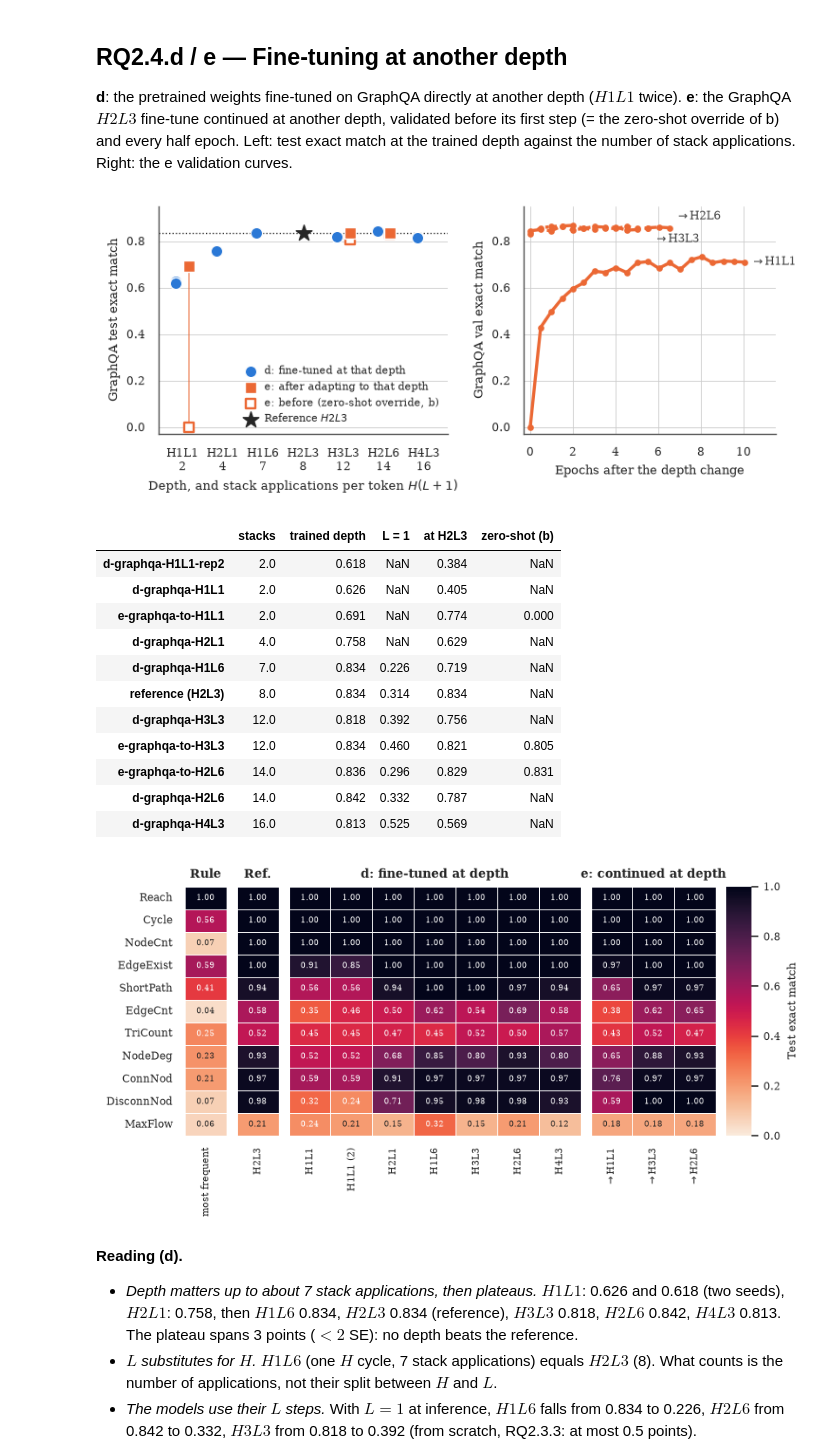
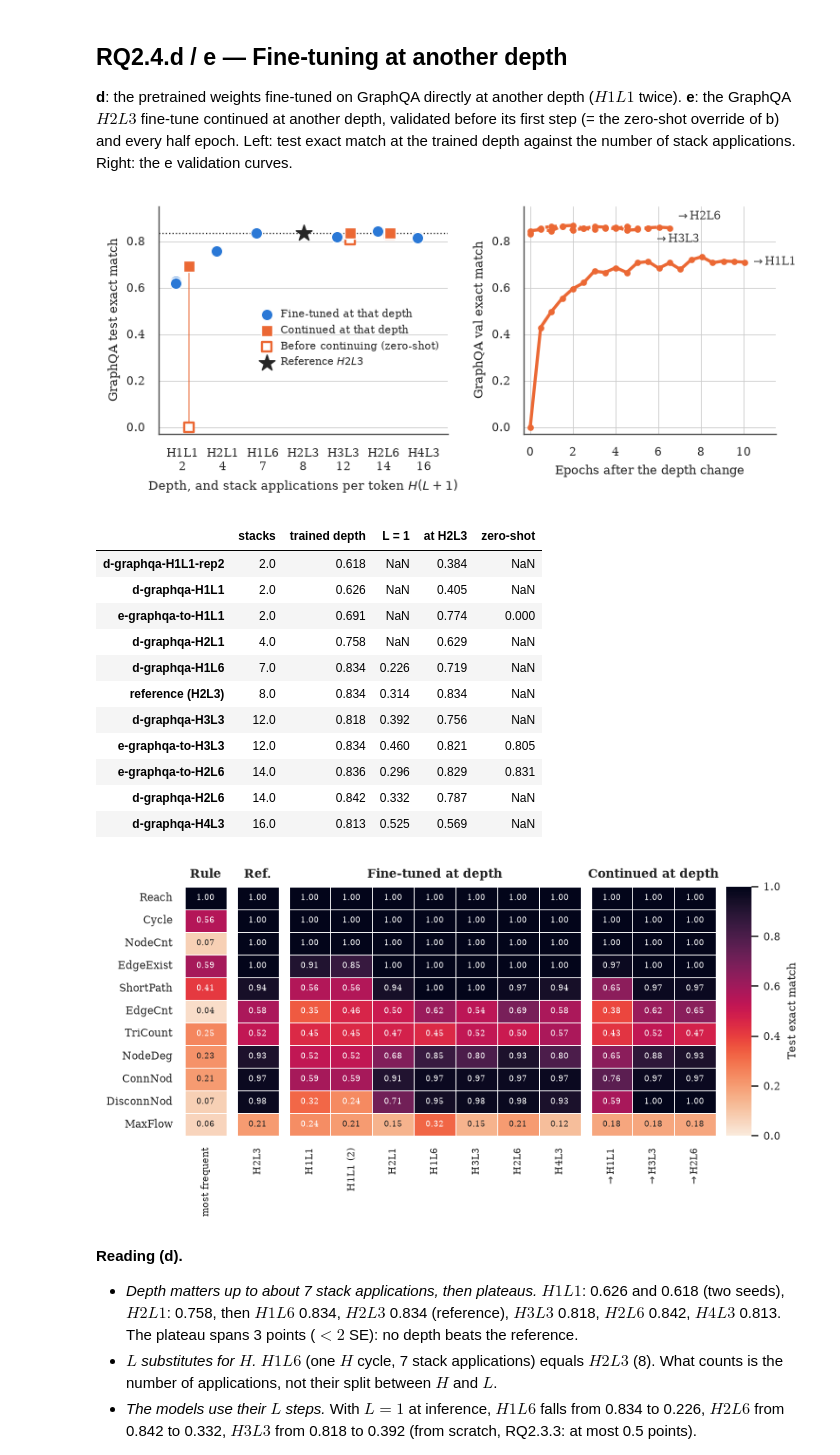
Before and after one commit to MariusAAROS/HRM-Text-for-Graphs, a Jupyter notebook: report/paper_results.ipynb, the cells around one changed output. Drawn from its saved outputs; the diff is of its cells as text; code cells hidden in the pictures.

Commit message:
better legends

```diff
--- a/report/paper_results.ipynb
+++ b/report/paper_results.ipynb
@@ -2797,15 +2801,15 @@ def plot_finetune_depth(fname="pretrained_finetune_depth"):
     slot = {c: i for i, c in enumerate(depths["cell"])}
     dodge = 0.16
     ax.scatter(d_pts["cell"].map(slot) - dodge, d_pts["exact_match"], s=55, color=D_COLOR, edgecolors="white",
-               zorder=4, label="d: fine-tuned at that depth")
+               zorder=4, label="Fine-tuned at that depth")
     for _, row in e_pts.iterrows():
         x, zero = slot[row["cell"]] + dodge, b_graphqa.loc[row["cell"], "exact_match"]
         ax.plot([x, x], [zero, row["exact_match"]], color=E_COLOR, lw=1.2, alpha=0.5, zorder=2)
         ax.scatter(x, zero, s=40, marker="s", facecolors="white", edgecolors=E_COLOR, linewidths=1.4, zorder=3)
     ax.scatter(e_pts["cell"].map(slot) + dodge, e_pts["exact_match"], s=45, marker="s", color=E_COLOR,
-               edgecolors="white", zorder=4, label="e: after adapting to that depth")
+               edgecolors="white", zorder=4, label="Continued at that depth")
     ax.scatter([], [], s=40, marker="s", facecolors="white", edgecolors=E_COLOR, linewidths=1.4,
-               label="e: before (zero-shot override, b)")
+               label="Before continuing (zero-shot)")
     ax.scatter(slot["H2L3"], pr_ref["exact_match"], s=110, marker="*", color="0.15", zorder=5,
                label="Reference $H2L3$")
     ax.axhline(pr_ref["exact_match"], color="0.15", lw=0.8, ls=":", zorder=1)
@@ -2816,7 +2820,7 @@ def plot_finetune_depth(fname="pretrained_finetune_depth"):
     ax.set_xlabel("Depth, and stack applications per token $H(L+1)$", fontsize=8)
     ax.set_ylabel("GraphQA test exact match", fontsize=8)
     ax.tick_params(labelsize=7)
-    ax.legend(fontsize=6.5, loc="lower right", handletextpad=0.3)
+    ax.legend(fontsize=6.5, loc="center right", bbox_to_anchor=(1, 0.42), handletextpad=0.3)
 
     ax = axes[1]
     styles = {"H1L1": "-", "H2L6": "--", "H3L3": ":"}
@@ -2830,37 +2834,37 @@ def plot_finetune_depth(fname="pretrained_finetune_depth"):
                     textcoords="offset points", va="center", fontsize=7, color="0.25")
     ax.set_xlabel("Epochs after the depth change", fontsize=8)
     ax.set_ylabel("GraphQA val exact match", fontsize=8)
     ax.set_ylim(-0.03, 0.95)
     ax.set_xlim(-0.3, 11.5)
     ax.tick_params(labelsize=7)
     for a in axes:
         sns.despine(ax=a)
     save_fig(fig, fname)
     plt.show()
 
 
 plot_finetune_depth()
 
 # Test exact match per fine-tune: at its trained depth, with L = 1 at inference, and at H2L3.
 def at(sub, cell):
     hit = sub[sub["cell"] == cell]["exact_match"]
     return hit.iloc[0] if len(hit) else np.nan
 
 
 rows = {}
 for source, sub in pr_eval[pr_eval["exp"].isin(["d-test", "e-test"])].groupby("source"):
     H, L = sub["trained_H"].iloc[0], sub["trained_L"].iloc[0]
     rows[source] = {"stacks": H * (L + 1), "trained depth": at(sub, f"H{H}L{L}"),
                     "L = 1": at(sub, f"H{H}L1") if L > 1 else np.nan, "at H2L3": at(sub, "H2L3"),
-                    "zero-shot (b)": b_graphqa["exact_match"].get(f"H{H}L{L}") if source.startswith("e-") else np.nan}
+                    "zero-shot": b_graphqa["exact_match"].get(f"H{H}L{L}") if source.startswith("e-") else np.nan}
 rows["reference (H2L3)"] = {"stacks": 8, "trained depth": pr_ref["exact_match"],
                             "L = 1": b_graphqa.loc["H2L1", "exact_match"], "at H2L3": pr_ref["exact_match"],
-                            "zero-shot (b)": np.nan}
+                            "zero-shot": np.nan}
 finetune_tbl = pd.DataFrame(rows).T.sort_values(["stacks", "trained depth"])
 finetune_tbl.round(3)
 # %% [output]
-[figure, old version]
+[figure, new version]
-|  | stacks | trained depth | L = 1 | at H2L3 | zero-shot (b) |
+|  | stacks | trained depth | L = 1 | at H2L3 | zero-shot |
 | d-graphqa-H1L1-rep2 | 2.0 | 0.618 | NaN | 0.384 | NaN |
 | d-graphqa-H1L1 | 2.0 | 0.626 | NaN | 0.405 | NaN |
 | e-graphqa-to-H1L1 | 2.0 | 0.691 | NaN | 0.774 | 0.000 |
@@ -2889,7 +2893,7 @@ e_grid = pd.DataFrame({"$\\to$" + s.removeprefix("e-graphqa-to-"): task_col(own[
 
 def plot_finetune_tasks(fname="pretrained_finetune_per_task"):
     panels = [("Rule", prior["prior_acc"].to_frame("most frequent")), ("Ref.", task_col(pr_ref.to_frame().T).to_frame("H2L3")),
-              ("d: fine-tuned at depth", d_grid), ("e: continued at depth", e_grid)]
+              ("Fine-tuned at depth", d_grid), ("Continued at depth", e_grid)]
     widths = [g.shape[1] for _, g in panels] + [0.6]
     fig = plt.figure(figsize=(PAGE_W, 3.1))
     gs = fig.add_gridspec(1, len(widths), width_ratios=widths, wspace=0.1)
@@ -2916,7 +2920,7 @@ def plot_finetune_tasks(fname="pretrained_finetune_per_task"):
 
 plot_finetune_tasks()
 # %% [output]
-[figure, old version]
+[figure, new version]
 # %% [markdown]
 **Reading (d).**
 
```
Also changed, not shown: parts of 2 cells of this notebook, 24 other files.
